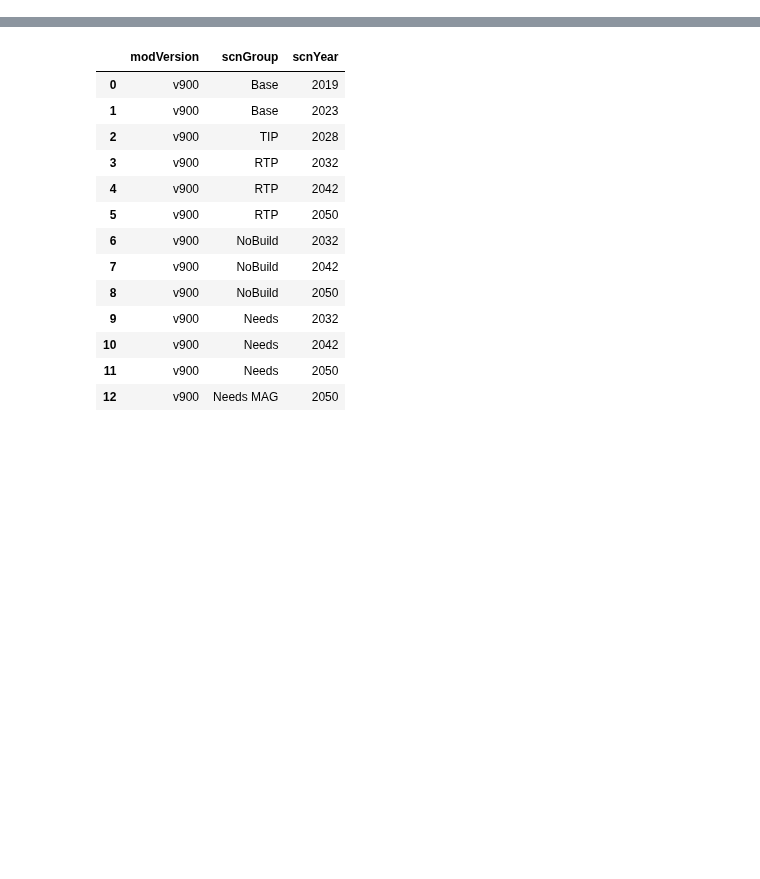
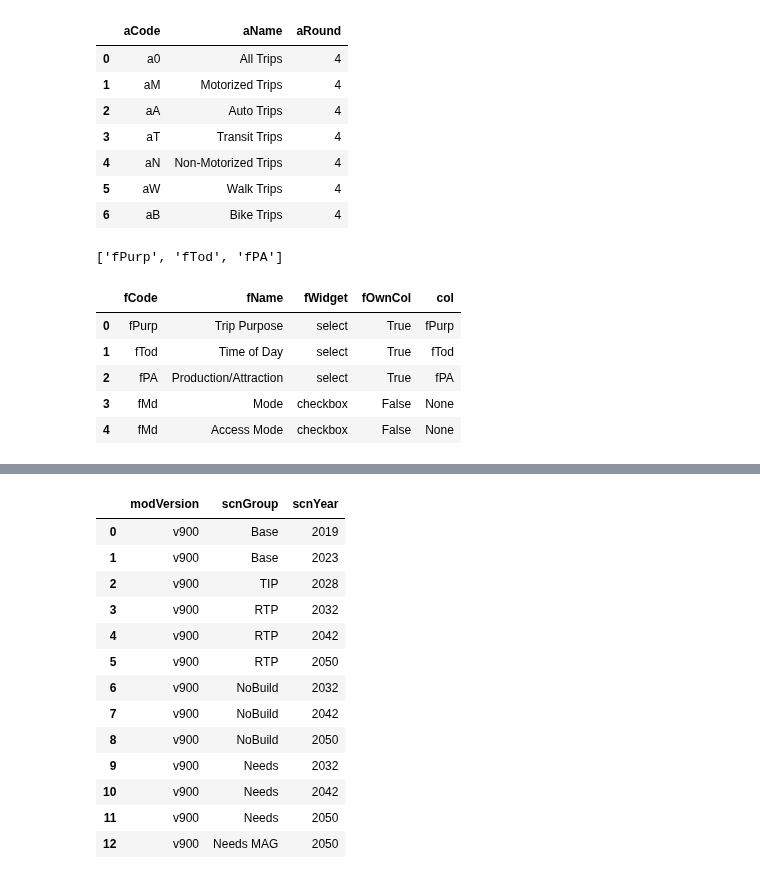
Before and after one commit to WFRCAnalytics/vizTool, a Jupyter notebook: Create-Jsons-Zones-ModeTrips-vizMap.ipynb, the cells around one changed output, grey strips where cells are left out. Cells and saved outputs as stored; diff of their text form; code cells hidden in the pictures; blank space fills up the shorter version.

```diff
--- a/Create-Jsons-Zones-ModeTrips-vizMap.ipynb
+++ b/Create-Jsons-Zones-ModeTrips-vizMap.ipynb
@@ -74,0 +12,57 @@ display(lstFiltersOwnCol)
+# %%
+bFillFilterNAWithTextNA = False
+
+# id variables
+lstIdVars = ['TAZID']
+
+# aCode: Code name of attribute. Must begin with lowercase 'a'
+# aName: Display name of the attribute
+# aRound: how many decimals
+
+# attributes
+dfAttributes = pd.DataFrame([
+    ['a0','All Trips'          , 4],
+    ['aM','Motorized Trips'    , 4],
+    ['aA','Auto Trips'         , 4],
+    ['aT','Transit Trips'      , 4],
+    ['aN','Non-Motorized Trips', 4],
+    ['aW','Walk Trips'         , 4],
+    ['aB','Bike Trips'         , 4]
+], columns=('aCode','aName','aRound'))
+display(dfAttributes)
+
+
+# fCode: Code name of filter. Must begin with lowercase 'f'
+# fName: Display name of the filter
+# fWidget: what type of widget should the web app use... NOT SURE IF THIS IS USED OR OVERRIDDEN LATER ON
+# fOwnCol: True if filter is already a column (long format)
+# col: column name in data of filter, only used if fOwnCol==True
+
+dfFilters = pd.DataFrame([
+    ["fPurp","Trip Purpose"         , "select"  , True  , 'fPurp'],
+    ["fTod" ,"Time of Day"          , "select"  , True  , 'fTod' ],
+    ["fPA"  ,"Production/Attraction", "select"  , True  , 'fPA'  ],
+    ["fMd"  ,"Mode"                 , "checkbox", False , None   ],
+    ["fMd"  ,"Access Mode"          , "checkbox", False , None   ]
+], columns=('fCode','fName','fWidget','fOwnCol','col'))
+
+lstFiltersOwnCol = dfFilters[dfFilters['fOwnCol'] == True]['fCode'].tolist()
+display(lstFiltersOwnCol)
+
+display(dfFilters)
+# %% [output]
+|  | aCode | aName | aRound |
+| 0 | a0 | All Trips | 4 |
+| 1 | aM | Motorized Trips | 4 |
+| 2 | aA | Auto Trips | 4 |
+| 3 | aT | Transit Trips | 4 |
+| 4 | aN | Non-Motorized Trips | 4 |
+| 5 | aW | Walk Trips | 4 |
+| 6 | aB | Bike Trips | 4 |
+['fPurp', 'fTod', 'fPA']
+|  | fCode | fName | fWidget | fOwnCol | col |
+| 0 | fPurp | Trip Purpose | select | True | fPurp |
+| 1 | fTod | Time of Day | select | True | fTod |
+| 2 | fPA | Production/Attraction | select | True | fPA |
+| 3 | fMd | Mode | checkbox | False | None |
+| 4 | fMd | Access Mode | checkbox | False | None |
```
Also changed, not shown: parts of 6 cells of this notebook, 20 other files.
